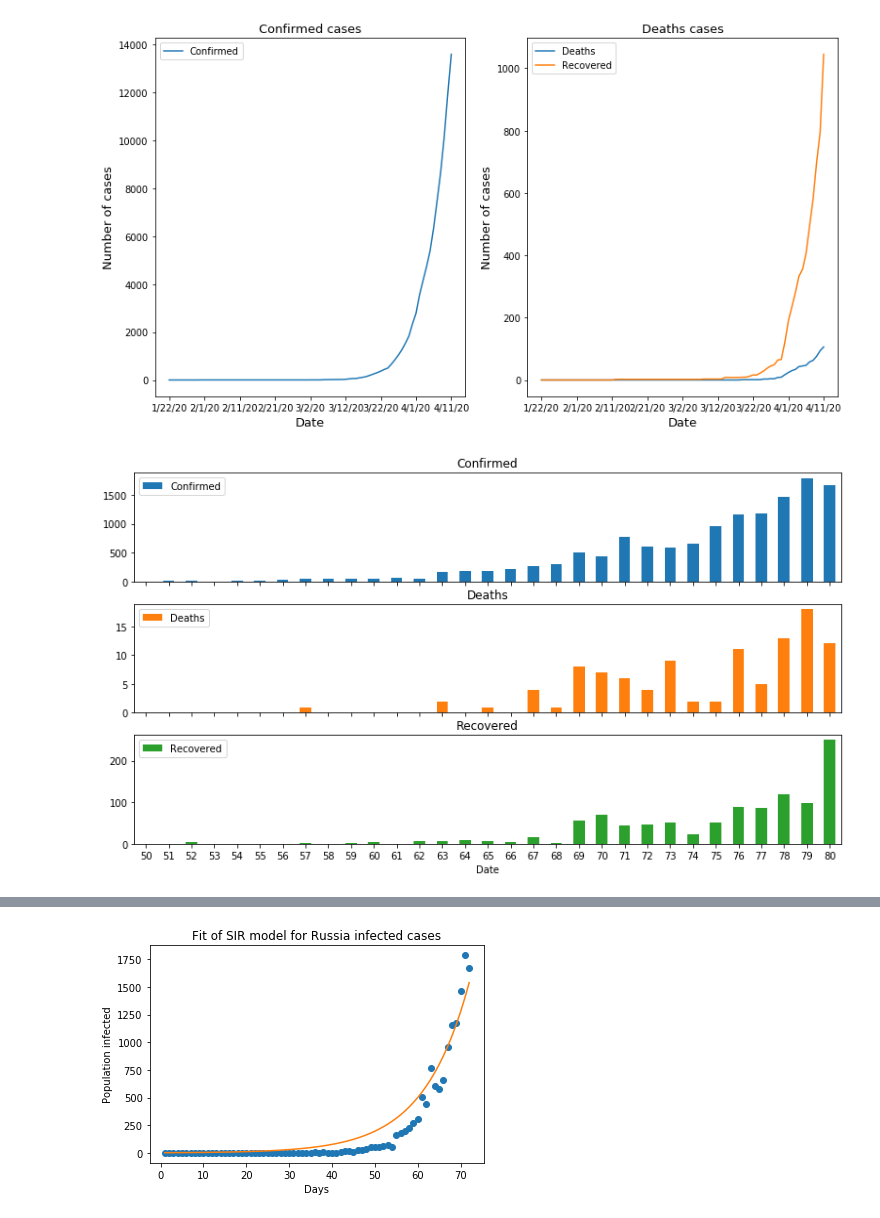
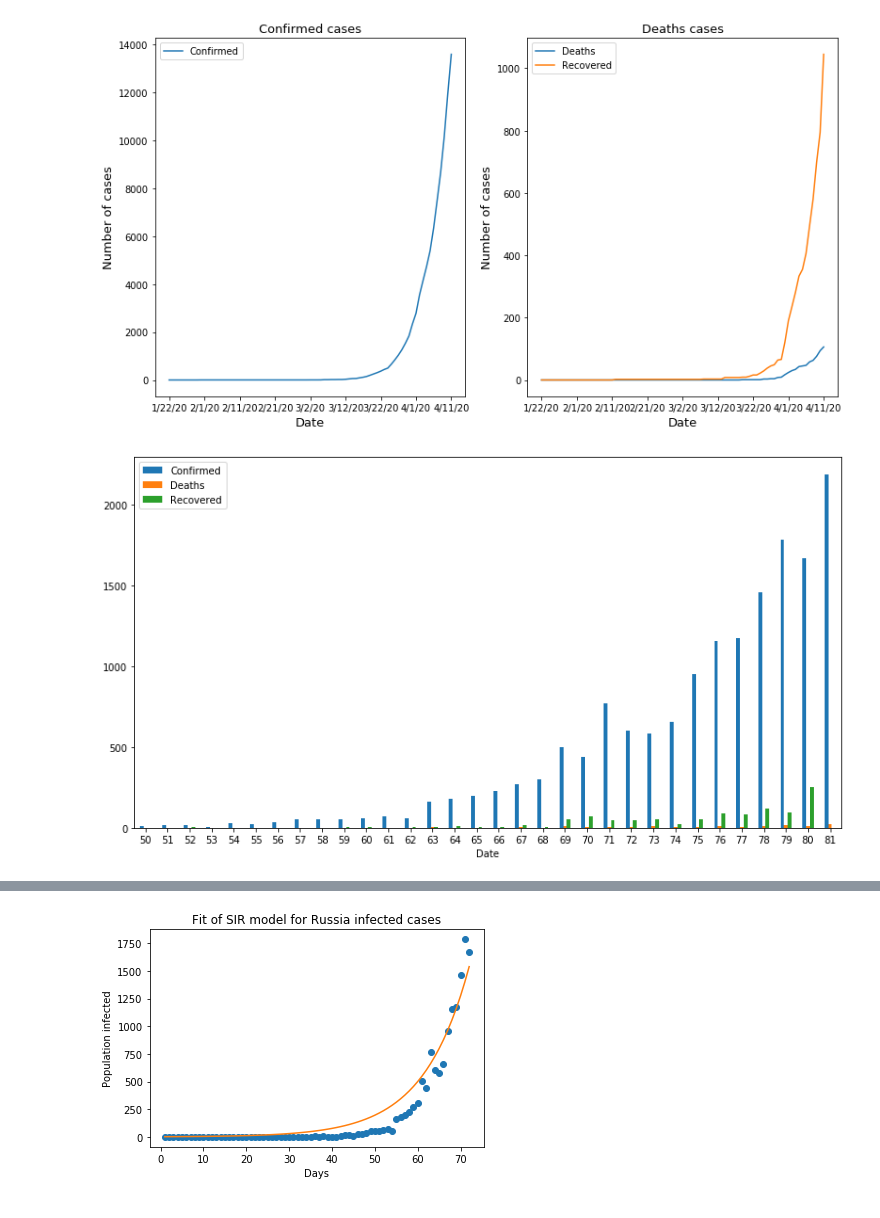
Before and after one commit to NeGroid/covid19-ru, a Jupyter notebook: sir_model_russia.ipynb, the cells around one changed output, grey strips where cells are left out. Drawn from its saved outputs; the diff is of its cells as text; code cells hidden in the pictures.

Commit message:
Add current date manually and refactor charts

```diff
--- a/sir_model_russia.ipynb
+++ b/sir_model_russia.ipynb
@@ -83,11 +84,17 @@ fig.savefig('real_cases.png')
 [figure]
 # %%
 days = full_table['Date'].astype('datetime64[ns]').dt.dayofyear.astype(int) - 22
-table_diff = full_table.copy().drop(columns=['Date']).diff().fillna(0)
+table_diff = full_table.drop(columns=['Date']).diff().fillna(0)
 table_diff.insert(0, 'Date', days)
 table_diff.set_index('Date', drop=True, inplace=True)
+table_diff = table_diff[50:]
 
-axs = table_diff[50:].plot.bar(rot=0, figsize=(13,7), subplots=True)
-axs[0].figure.savefig('dayly_cases.png')
+current = table_diff.tail(1).copy()
+current['Date'] = len(days)
+current['Confirmed'] = 2186
+current['Deaths'] = 24
+current['Recovered'] = 0
+current.set_index('Date', drop=True, inplace=True)
+table_diff = table_diff.append(current)
 # %% [output]
-[figure, old version]
+[figure, new version]
```
Also changed, not shown: parts of 2 cells of this notebook, 6 other files.
